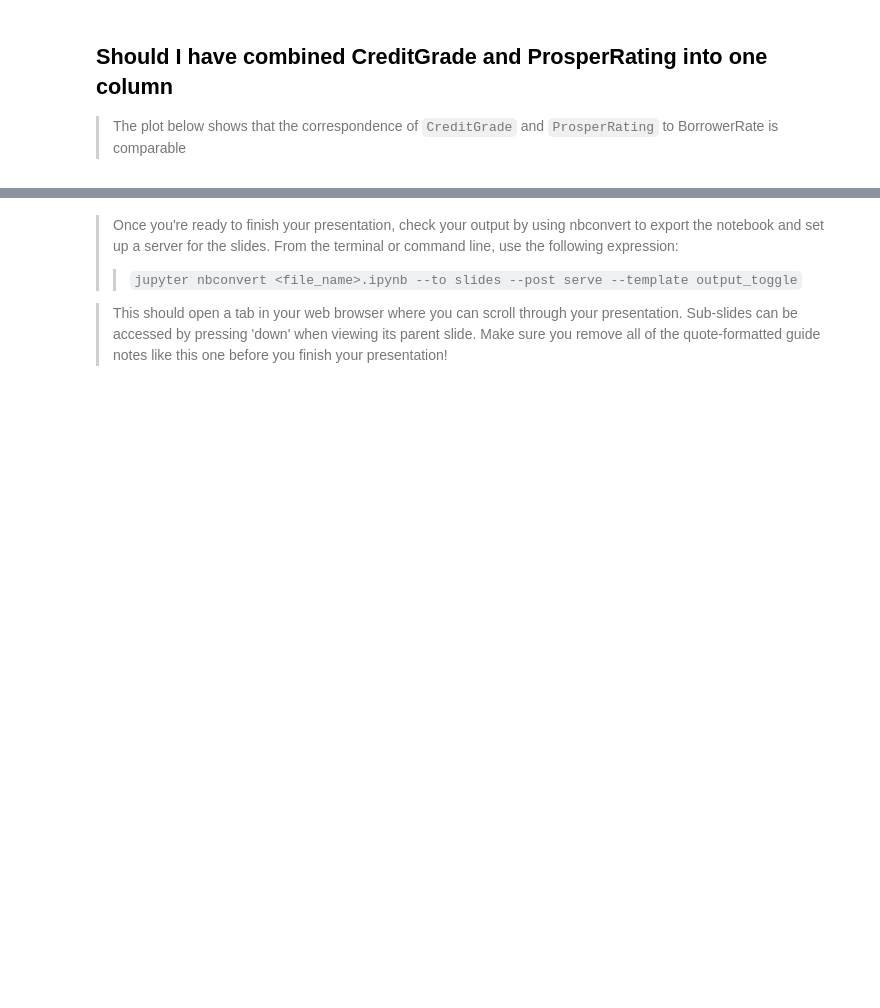
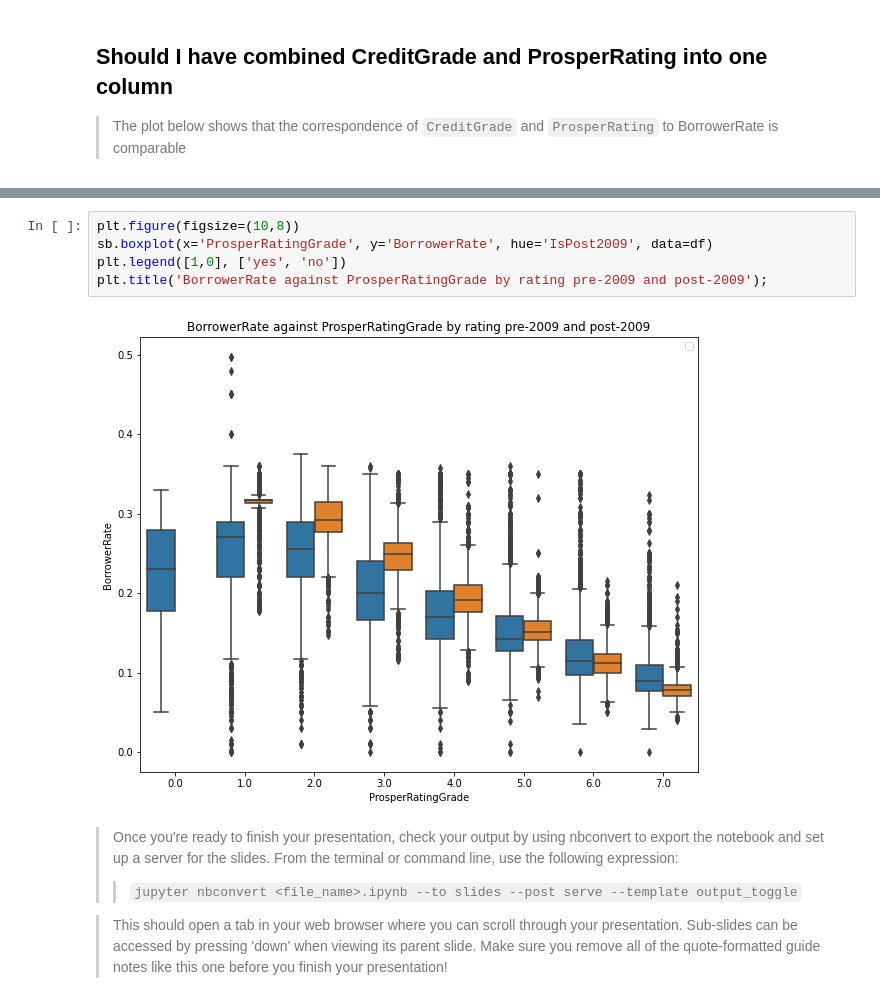
Before and after one commit to alf808/preposterous-octopus, a Jupyter notebook: explanatory_loan_data_slide_deck.ipynb, the cells around one changed output, grey strips where cells are left out. Drawn from its saved outputs; the diff is of its cells as text; blank space fills up the shorter version.

```diff
--- a/explanatory_loan_data_slide_deck.ipynb
+++ b/explanatory_loan_data_slide_deck.ipynb
@@ -257,3 +259,10 @@ sb.regplot(x='CreditGrade', y='BorrowerRate', ax=ax2, data=df)
+# %%
+plt.figure(figsize=(10,8))
+sb.boxplot(x='ProsperRatingGrade', y='BorrowerRate', hue='IsPost2009', data=df)
+plt.legend([1,0], ['yes', 'no'])
+plt.title('BorrowerRate against ProsperRatingGrade by rating pre-2009 and post-2009');
+# %% [output]
+[figure, added]
 # %% [markdown]
 > Once you're ready to finish your presentation, check your output by using
 nbconvert to export the notebook and set up a server for the slides. From the
```
Also changed, not shown: parts of 3 cells of this notebook.
